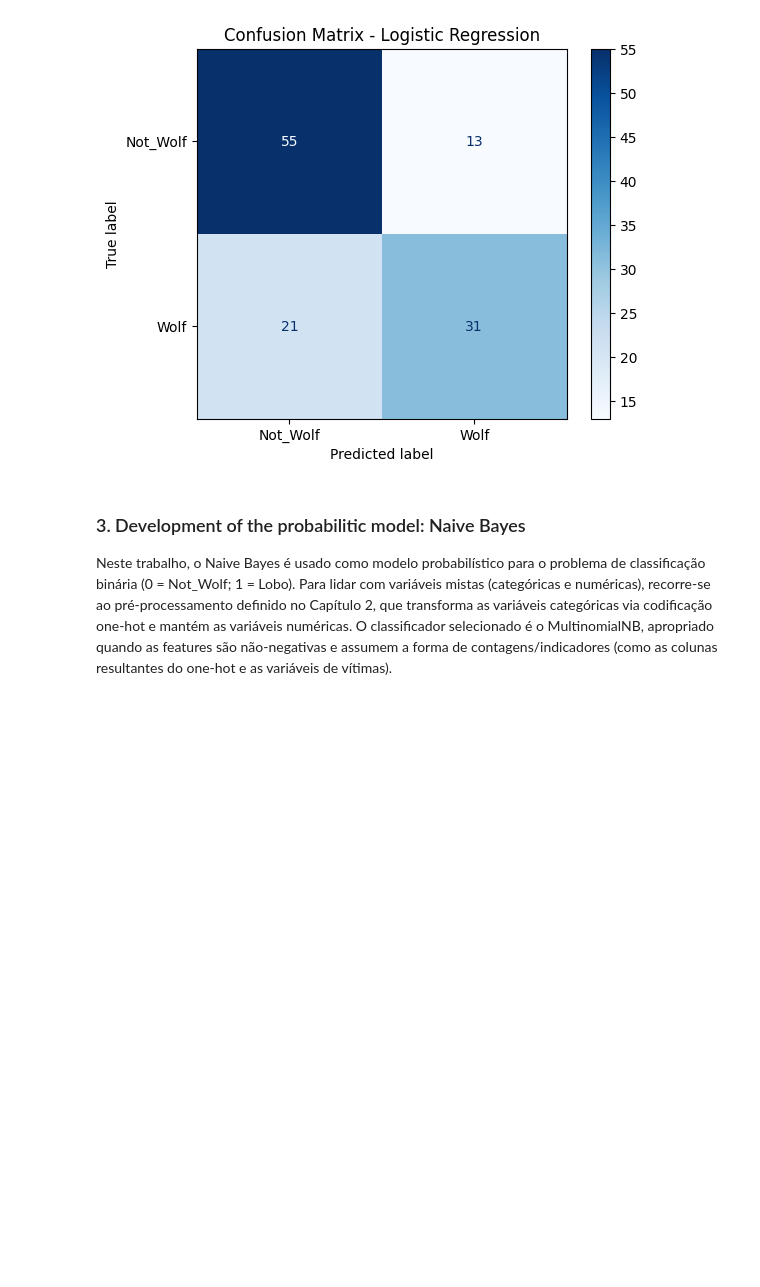
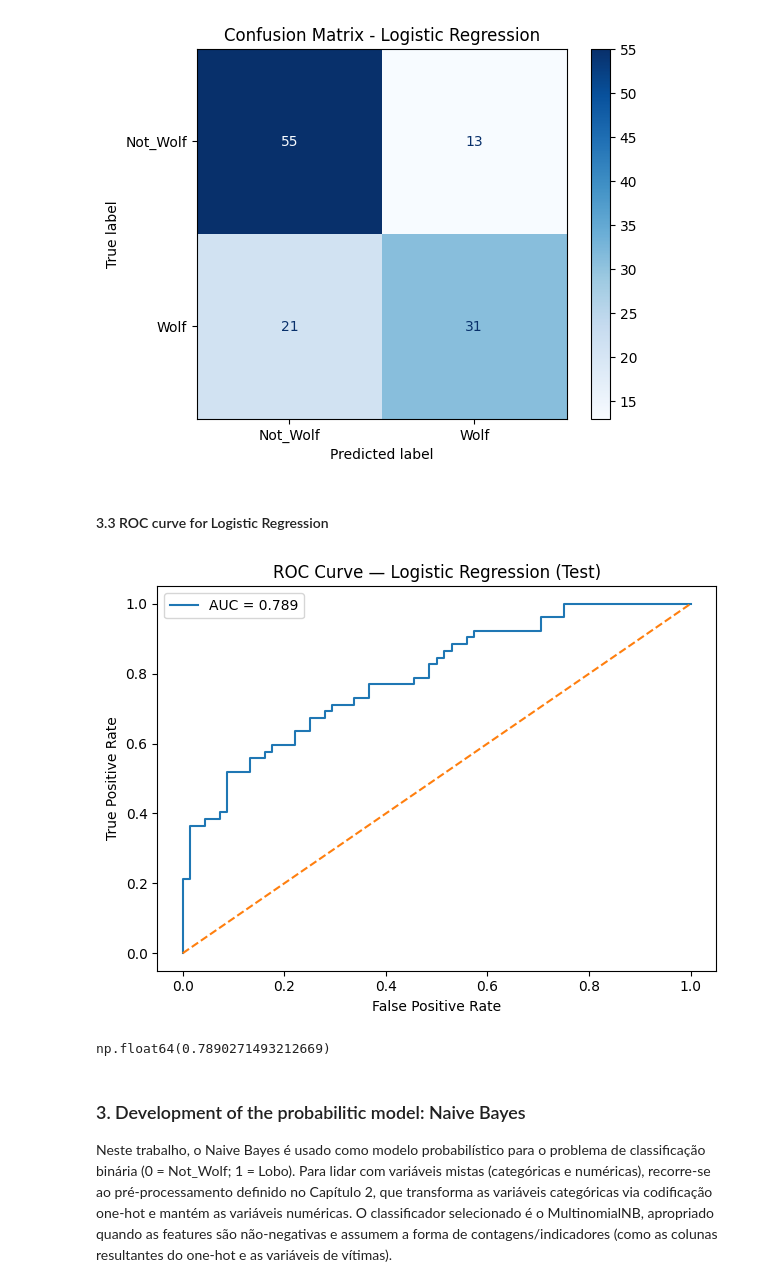
Before and after one commit to AQ675/wolf_Wallonie, a Jupyter notebook: Observação_de_lobos_na_região_de_Wallonie_na_Bélgica_50049898.ipynb, the cells around one changed output. Drawn from its saved outputs; the diff is of its cells as text; code cells hidden in the pictures; blank space fills up the shorter version.

```diff
--- a/Observação_de_lobos_na_região_de_Wallonie_na_Bélgica_50049898.ipynb
+++ b/Observação_de_lobos_na_região_de_Wallonie_na_Bélgica_50049898.ipynb
@@ -777,6 +777,26 @@ plt.title("Confusion Matrix - Logistic Regression")
 plt.show()
 # %% [output]
 [figure]
+# %% [markdown]
+#### 3.3 ROC curve for Logistic Regression
+# %%
+fpr_logreg, tpr_logreg, _ = roc_curve(y_test, y_test_proba_logreg)
+roc_auc_logreg = roc_auc_score(y_test, y_test_proba_logreg)
+
+plt.figure()
+plt.plot(fpr_logreg, tpr_logreg, label=f"AUC = {roc_auc_logreg:.3f}")
+plt.plot([0, 1], [0, 1], linestyle="--")
+plt.xlabel("False Positive Rate")
+plt.ylabel("True Positive Rate")
+plt.title("ROC Curve — Logistic Regression (Test)")
+plt.legend()
+plt.tight_layout()
+plt.show()
+
+roc_auc_logreg
+# %% [output]
+[figure, added]
+np.float64(0.7890271493212669)
 # %% [markdown]
 ### 3. Development of the probabilitic model: Naive Bayes
 
```
Also changed, not shown: parts of 21 cells of this notebook.
